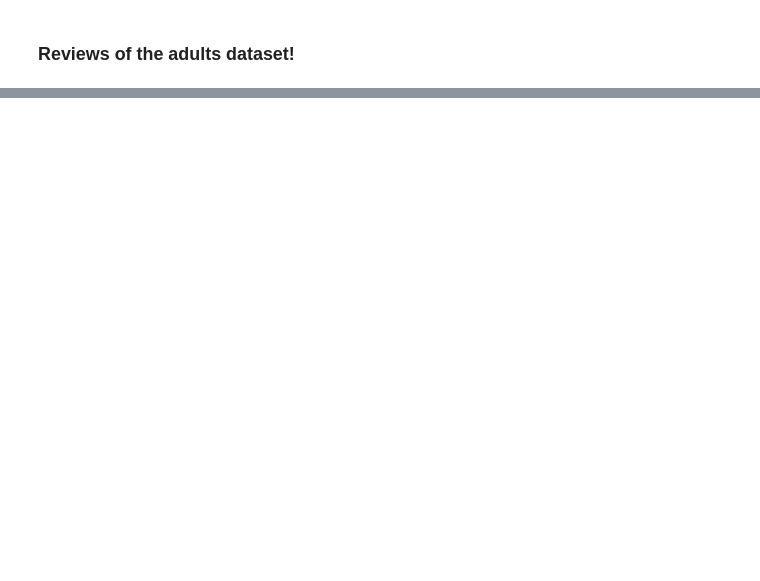
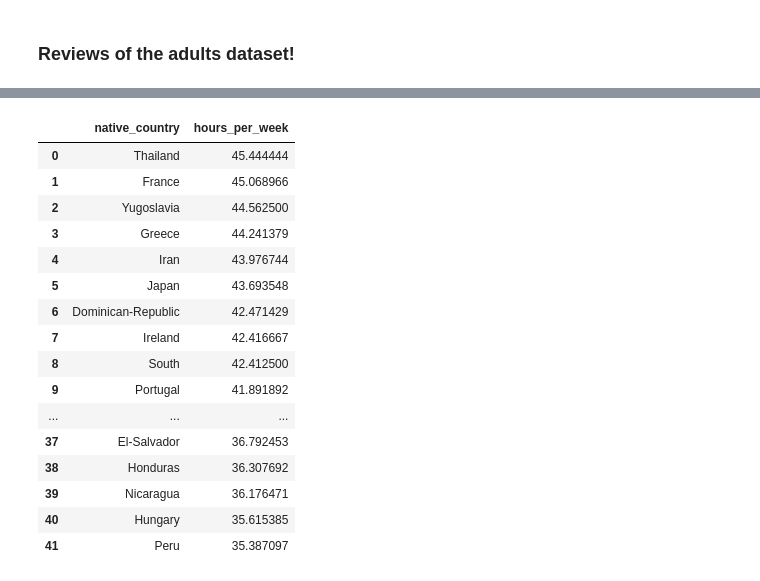
Before and after one commit to learn-co-students/nyc-mhtn-ds-082619-lectures, a Jupyter notebook: Mod_1/PandasIII_livecode.ipynb, the cells around one changed output, grey strips where cells are left out. Drawn from its saved outputs; the diff is of its cells as text; code cells hidden in the pictures; blank space fills up the shorter version.

```diff
--- a/Mod_1/PandasIII_livecode.ipynb
+++ b/Mod_1/PandasIII_livecode.ipynb
@@ -94,4 +194,25 @@ NameError: name 'pd' is not defined
 # %%
 # get the mean hours of work per week grouped by native country, sorted by descending order
+(adults.groupby('native_country')['hours_per_week'].mean()
+                                                  .sort_values(ascending=False)
+                                                  .reset_index())
+# %% [output]
+|  | native_country | hours_per_week |
+| 0 | Thailand | 45.444444 |
+| 1 | France | 45.068966 |
+| 2 | Yugoslavia | 44.562500 |
+| 3 | Greece | 44.241379 |
+| 4 | Iran | 43.976744 |
+| 5 | Japan | 43.693548 |
+| 6 | Dominican-Republic | 42.471429 |
+| 7 | Ireland | 42.416667 |
+| 8 | South | 42.412500 |
+| 9 | Portugal | 41.891892 |
+| ... | ... | ... |
+| 37 | El-Salvador | 36.792453 |
+| 38 | Honduras | 36.307692 |
+| 39 | Nicaragua | 36.176471 |
+| 40 | Hungary | 35.615385 |
+| 41 | Peru | 35.387097 |
 # %%
 # get the proportion of people who earn more of less than 50k grouped by race
```
Also changed, not shown: parts of 19 cells of this notebook, 16 other files.
